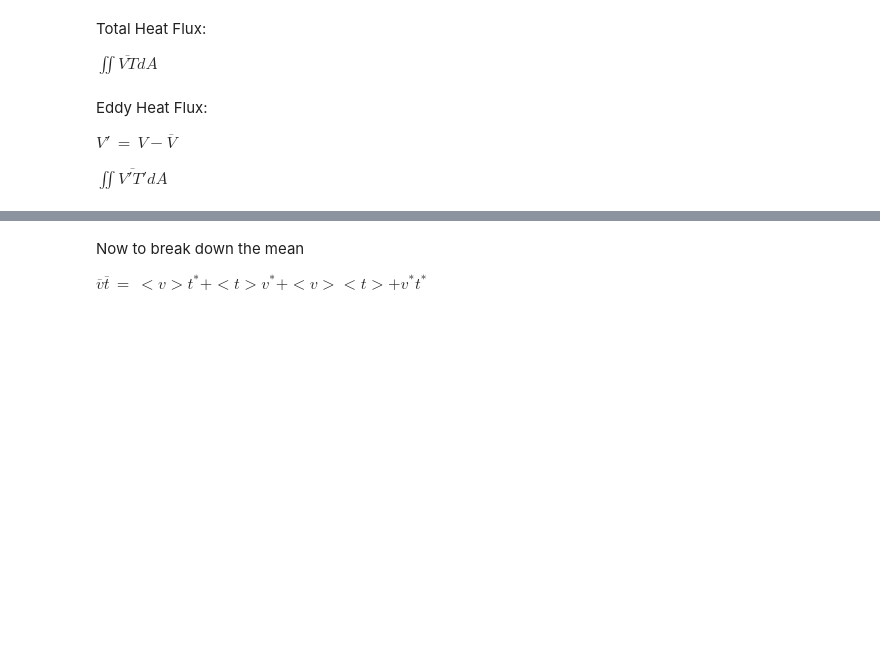
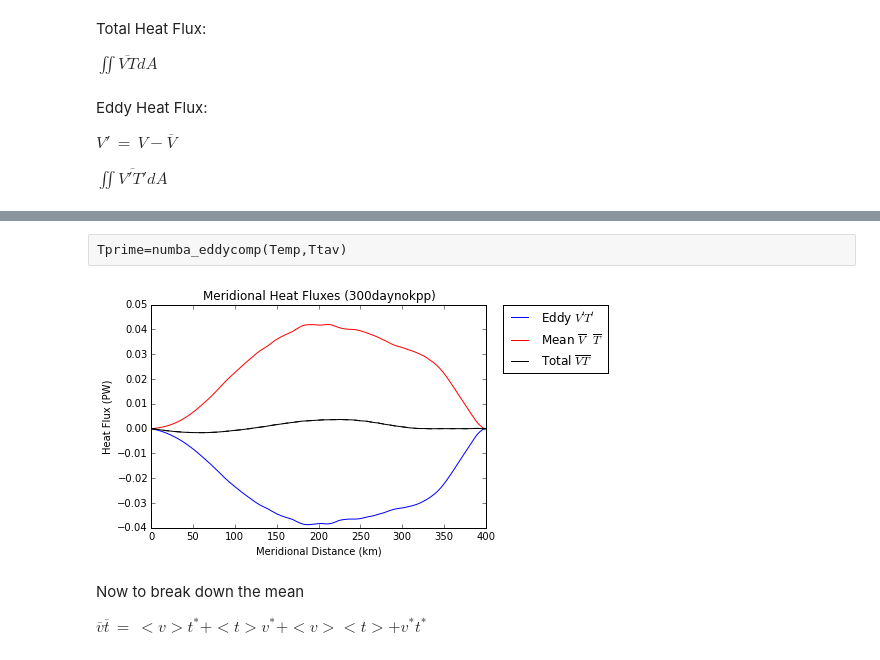
Before and after one commit to hlburns/Notebooks, a Jupyter notebook: EddyHeatFluxOverview_Flat.ipynb, the cells around one changed output, grey strips where cells are left out. Drawn from its saved outputs; the diff is of its cells as text; code cells hidden in the pictures; blank space fills up the shorter version.

```diff
--- a/EddyHeatFluxOverview_Flat.ipynb
+++ b/EddyHeatFluxOverview_Flat.ipynb
@@ -87,7 +70,7 @@ Mean Heat Flux:
 
 $\iint \overline{V}\overline{T} dA$
 # %%
-VT=Vtav*Ttav
+VT=hb.numba_regridy(Vtav)*Ttav
 VTdA=np.zeros(shape(VT))
 for k in range(len(dz)):
     VTdA[k,:,:]=VT[k,:,:]*dA[k]
@@ -98,13 +81,15 @@ Total Heat Flux:
 
 $\iint \overline{VT} dA$
 # %%
-VT=Vc*Temp
+fileVTprime= netCDF4.Dataset(x+'/'+str(OP)+'/VTprimebar.nc','r')
+VTp=fileVTprime.variables['VT'][:]
+fileVTprime= netCDF4.Dataset(x+'/'+str(OP)+'/VTbar.nc','r')
+VTbar=fileVTprime.variables['VT'][:]
 VTdA=np.zeros(shape(VT))
 for k in range(len(dz)):
-    VTdA[:,k,:,:]=VT[:,k,:,:]*dA[k]
+    VTdA[k,:,:]=VTbar[k,:,:]*dA[k]
 # %%
-VTbar=np.mean(VTdA,axis=0)
-TotalHF=1030*3985*(np.sum(np.sum(VTbar,axis=0),axis=1))/10**15
+TotalHF=1030*3985*(np.sum(np.sum(VTdA,axis=0),axis=1))/10**15
 # %% [markdown]
 Eddy Heat Flux:
 
@@ -125,19 +108,24 @@ Tprime=numba_eddycomp(Temp,Ttav)
+# %% [raw]
+Tprime=numba_eddycomp(Temp,Ttav)
 # %%
-VT=Vprime*Tprime
-VTbar=np.mean(VT,axis=0)
-VTdA=np.zeros(shape(VTbar))
+#VT=Vprime*Tprime
+#VTbar=np.mean(VT,axis=0)
+VTdA=np.zeros(shape(VT))
 for k in range(len(dz)):
-    VTdA[k,:,:]=VTbar[k,:,:]*dA[k]
+    VTdA[k,:,:]=VTp[k,:,:]*dA[k]
 EddyHF=1030*3985*(np.sum(np.sum(VTdA,axis=0),axis=1))/10**15
 # %%
 E,=plt.plot(EddyHF)
 M,=plt.plot(MeanHF,'r')
 T,=plt.plot(TotalHF,'k')
+MEp,=plt.plot(MeanHF+EddyHF,'--k')
 plt.title("Meridional Heat Fluxes ("+OP+")")
 plt.ylabel("Heat Flux (PW)")
 plt.xlabel("Meridional Distance (km)")
 lgd=legend([E,M,T],["Eddy $V'T'$","Mean $\overline{V}\,\,\overline{T}$","Total $\overline{VT}$"],bbox_to_anchor=(1.05, 1), loc=2, borderaxespad=0.)
 plt.savefig("/noc/users/hb1g13/Figures/"+Comp+"/"+OP+"/EMTplt.png",bbox_extra_artists=(lgd,), bbox_inches='tight')
+# %% [output]
+[figure, added]
 # %% [markdown]
 Now to break down the mean
 
```
Also changed, not shown: parts of 24 cells of this notebook, 21 other files.
